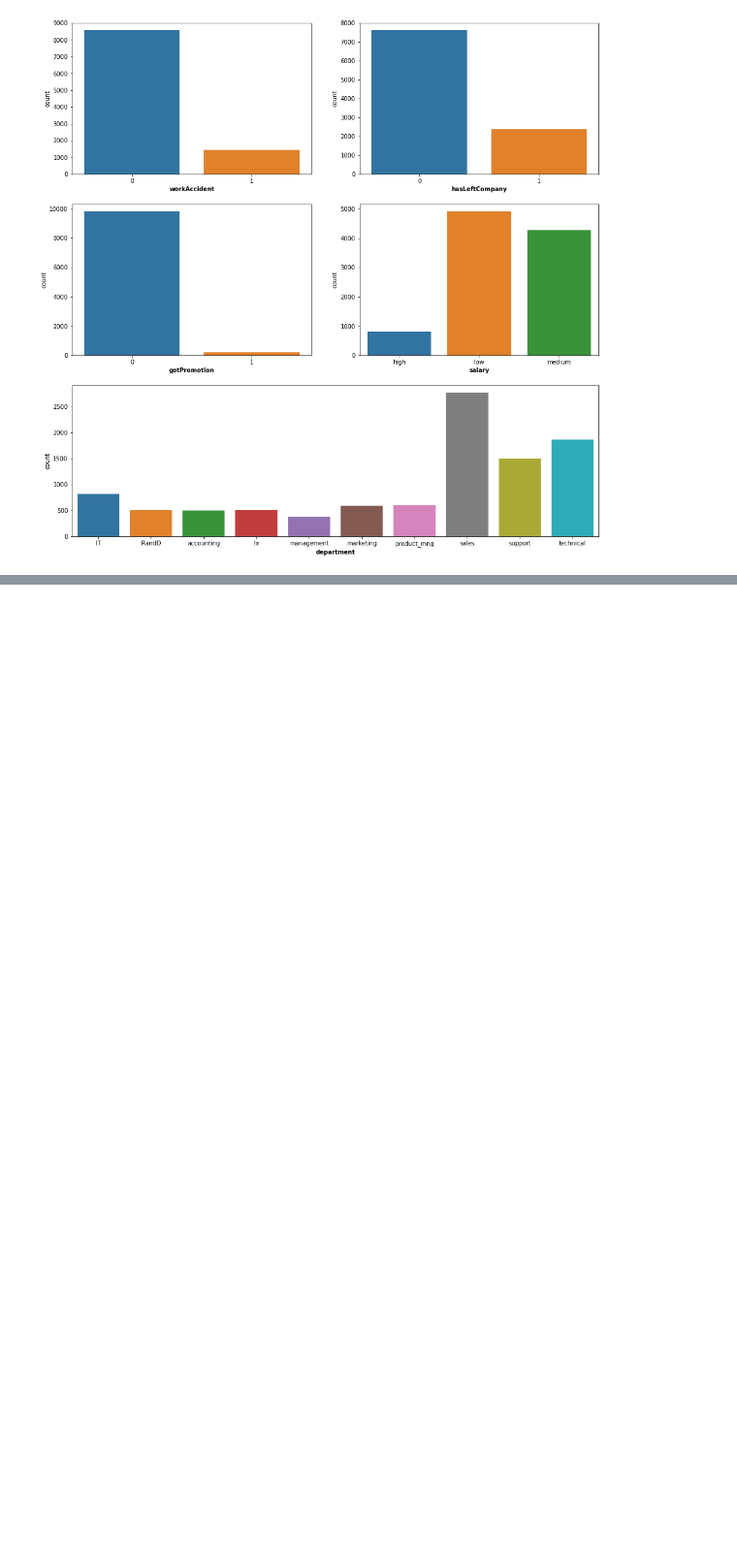
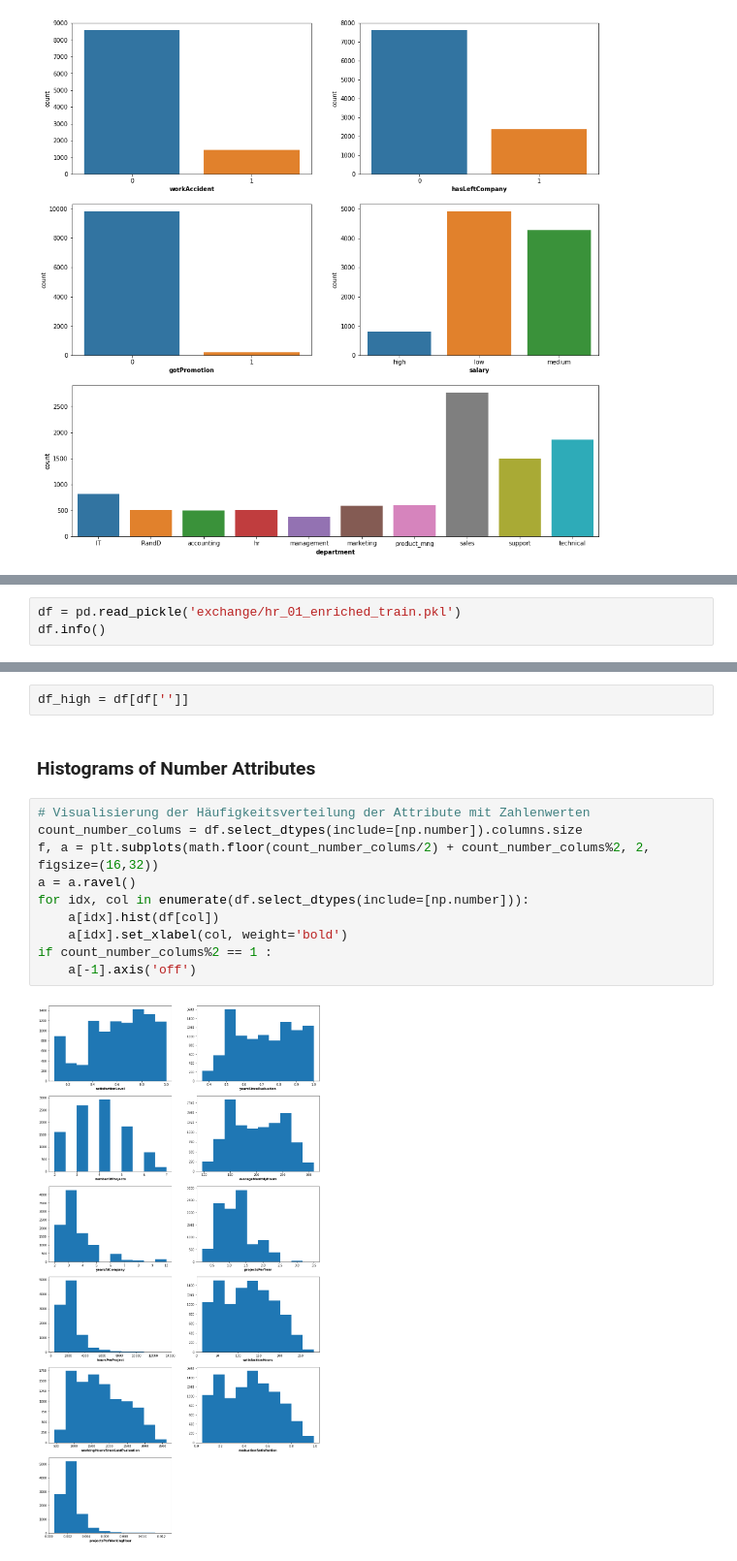
Before and after one commit to hhz-analytics-team/hr-competition, a Jupyter notebook: hr_competition_14_uni_visual.ipynb, the cells around one changed output, grey strips where cells are left out. Shown at 97% size. Saved outputs shown, nothing was run; the diff lists cells and outputs as text; blank space fills up the shorter version.

Commit message:
started visualisation for high potentials

```diff
--- a/hr_competition_14_uni_visual.ipynb
+++ b/hr_competition_14_uni_visual.ipynb
@@ -78,0 +81,3 @@ sns.countplot(x='department', data=df, ax=a);
+# %%
+df = pd.read_pickle('exchange/hr_01_enriched_train.pkl')
+df.info()
@@ -78,0 +102,16 @@ sns.countplot(x='department', data=df, ax=a);
+# %%
+df_high = df[df['']]
+# %% [markdown]
+### Histograms of Number Attributes
+# %%
+# Visualisierung der Häufigkeitsverteilung der Attribute mit Zahlenwerten
+count_number_colums = df.select_dtypes(include=[np.number]).columns.size
+f, a = plt.subplots(math.floor(count_number_colums/2) + count_number_colums%2, 2, figsize=(16,32))
+a = a.ravel()
+for idx, col in enumerate(df.select_dtypes(include=[np.number])):
+    a[idx].hist(df[col])
+    a[idx].set_xlabel(col, weight='bold')
+if count_number_colums%2 == 1 :
+    a[-1].axis('off')
+# %% [output]
+[figure, added]
```
Also changed, not shown: parts of 4 cells of this notebook.
